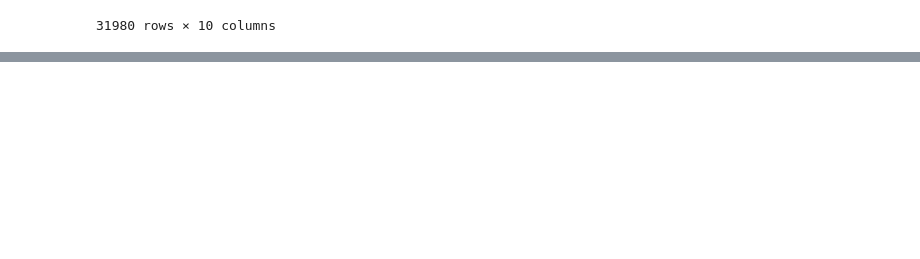
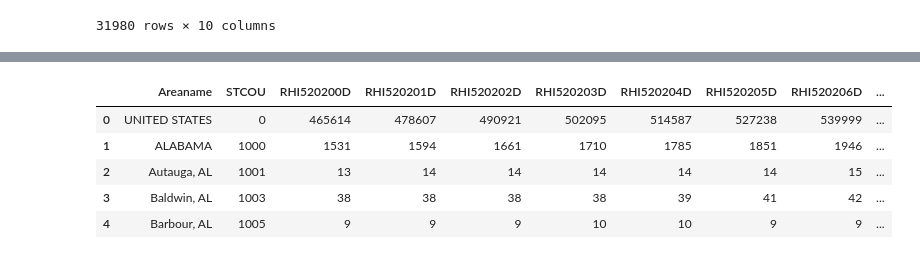
Before and after one commit to ncsa/CPRHD_WNV_GI, a Jupyter notebook: WNV-SocioEconomicFeatures-Vinu.ipynb, the cells around one changed output, grey strips where cells are left out. Cells and saved outputs as stored; diff of their text form; code cells hidden in the pictures; blank space fills up the shorter version.

```diff
--- a/WNV-SocioEconomicFeatures-Vinu.ipynb
+++ b/WNV-SocioEconomicFeatures-Vinu.ipynb
@@ -1960,0 +2123,5 @@ df5
+# %%
+ra1 = pd.read_excel("RHI/RHI02.xls", "Sheet1")
+print(ra1.shape, "\n")
+print(list(ra1.columns))
+ra1.head(2)
@@ -1960,0 +2136,34 @@ df5
+# %%
+##Column descriptions: File 2, Sheet 1
+
+#### Areaname: County name
+#### STCOU: GEOID
+#### RHI520200D: Resident population: Native Hawaiian and Other Pacific Islander alone (July 1 - estimate) 2000
+#### RHI520201D: Resident population: Native Hawaiian and Other Pacific Islander alone (July 1 - estimate) 2001
+#### RHI520202D: Resident population: Native Hawaiian and Other Pacific Islander alone (July 1 - estimate) 2002
+#### RHI520203D: Resident population: Native Hawaiian and Other Pacific Islander alone (July 1 - estimate) 2003
+#### RHI520204D: Resident population: Native Hawaiian and Other Pacific Islander alone (July 1 - estimate) 2004
+#### RHI520205D: Resident population: Native Hawaiian and Other Pacific Islander alone (July 1 - estimate) 2005
+#### RHI520206D: Resident population: Native Hawaiian and Other Pacific Islander alone (July 1 - estimate) 2006
+#### RHI520207D: Resident population: Native Hawaiian and Other Pacific Islander alone (July 1 - estimate) 2007
+#### RHI520208D: Resident population: Native Hawaiian and Other Pacific Islander alone (July 1 - estimate) 2008
+#### RHI520209D: Resident population: Native Hawaiian and Other Pacific Islander alone (July 1 - estimate) 2009
+
+#Columns to drop in sheet 1
+racols_drop_1 = ['RHI520200F', 'RHI520200N1', 'RHI520200N2', 'RHI520201F',
+                 'RHI520201N1', 'RHI520201N2', 'RHI520202F', 'RHI520202N1',
+                 'RHI520202N2', 'RHI520203F', 'RHI520203N1', 'RHI520203N2', 'RHI520204F',
+                 'RHI520204N1', 'RHI520204N2', 'RHI520205F', 'RHI520205N1',
+                 'RHI520205N2', 'RHI520206F', 'RHI520206N1', 'RHI520206N2', 'RHI520207F',
+                 'RHI520207N1', 'RHI520207N2', 'RHI520208F', 'RHI520208N1',
+                 'RHI520208N2', 'RHI520209F', 'RHI520209N1', 'RHI520209N2']
+
+ra1 = ra1.drop(columns = racols_drop_1, axis = 1)
+ra1.head(5)
+# %% [output]
+|  | Areaname | STCOU | RHI520200D | RHI520201D | RHI520202D | RHI520203D | RHI520204D | RHI520205D | RHI520206D | ... |
+| 0 | UNITED STATES | 0 | 465614 | 478607 | 490921 | 502095 | 514587 | 527238 | 539999 | ... |
+| 1 | ALABAMA | 1000 | 1531 | 1594 | 1661 | 1710 | 1785 | 1851 | 1946 | ... |
+| 2 | Autauga, AL | 1001 | 13 | 14 | 14 | 14 | 14 | 14 | 15 | ... |
+| 3 | Baldwin, AL | 1003 | 38 | 38 | 38 | 38 | 39 | 41 | 42 | ... |
+| 4 | Barbour, AL | 1005 | 9 | 9 | 9 | 10 | 10 | 9 | 9 | ... |
```
Also changed, not shown: parts of 64 cells of this notebook.
